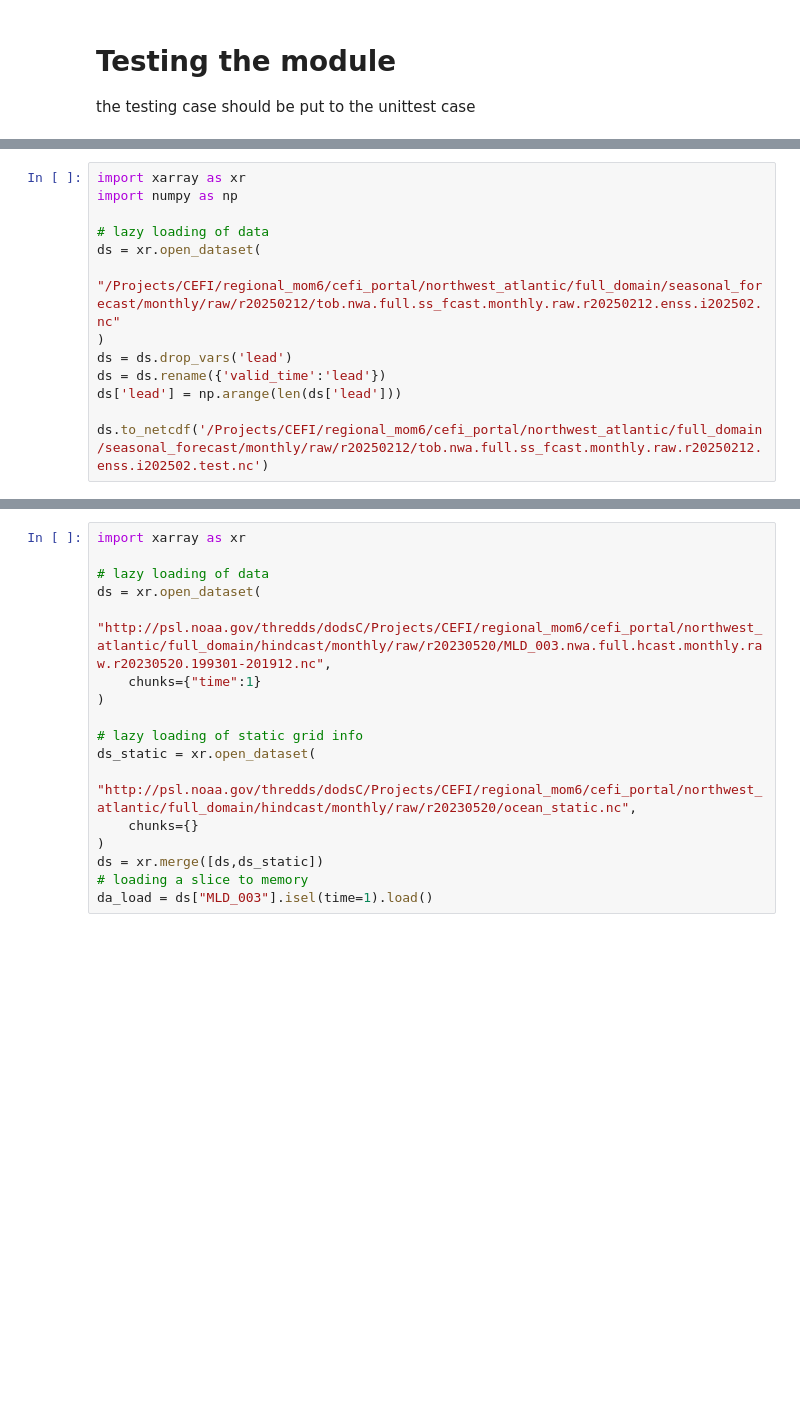
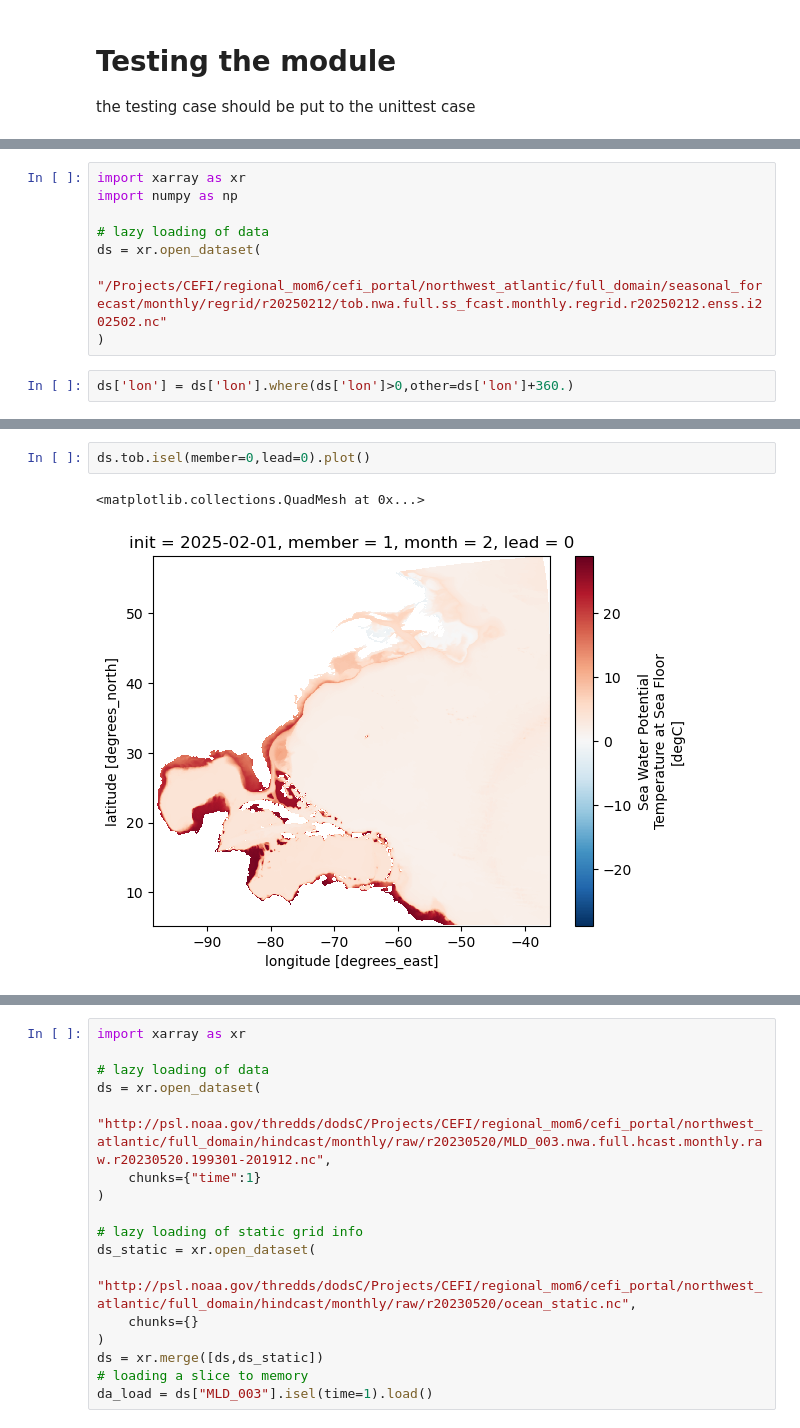
Before and after one commit to NOAA-CEFI-Portal/regional_mom6, a Jupyter notebook: mom6/notebook/test_module.ipynb, the cells around one changed output, grey strips where cells are left out. Saved outputs shown, nothing was run; the diff lists cells and outputs as text; blank space fills up the shorter version.

```diff
--- a/mom6/notebook/test_module.ipynb
+++ b/mom6/notebook/test_module.ipynb
@@ -8,10 +74,7 @@ import numpy as np
 
 # lazy loading of data
 ds = xr.open_dataset(
-    "/Projects/CEFI/regional_mom6/cefi_portal/northwest_atlantic/full_domain/seasonal_forecast/monthly/raw/r20250212/tob.nwa.full.ss_fcast.monthly.raw.r20250212.enss.i202502.nc"
+    "/Projects/CEFI/regional_mom6/cefi_portal/northwest_atlantic/full_domain/seasonal_forecast/monthly/regrid/r20250212/tob.nwa.full.ss_fcast.monthly.regrid.r20250212.enss.i202502.nc"
 )
-ds = ds.drop_vars('lead')
-ds = ds.rename({'valid_time':'lead'})
-ds['lead'] = np.arange(len(ds['lead']))
-
-ds.to_netcdf('/Projects/CEFI/regional_mom6/cefi_portal/northwest_atlantic/full_domain/seasonal_forecast/monthly/raw/r20250212/tob.nwa.full.ss_fcast.monthly.raw.r20250212.enss.i202502.test.nc')
+# %%
+ds['lon'] = ds['lon'].where(ds['lon']>0,other=ds['lon']+360.)
@@ -17,0 +101,5 @@ ds.to_netcdf('/Projects/CEFI/regional_mom6/cefi_portal/northwest_atlantic/full_d
+# %%
+ds.tob.isel(member=0,lead=0).plot()
+# %% [output]
+<matplotlib.collections.QuadMesh at 0x...>
+[figure, added]
```
Also changed, not shown: parts of 19 cells of this notebook, 22 other files.
